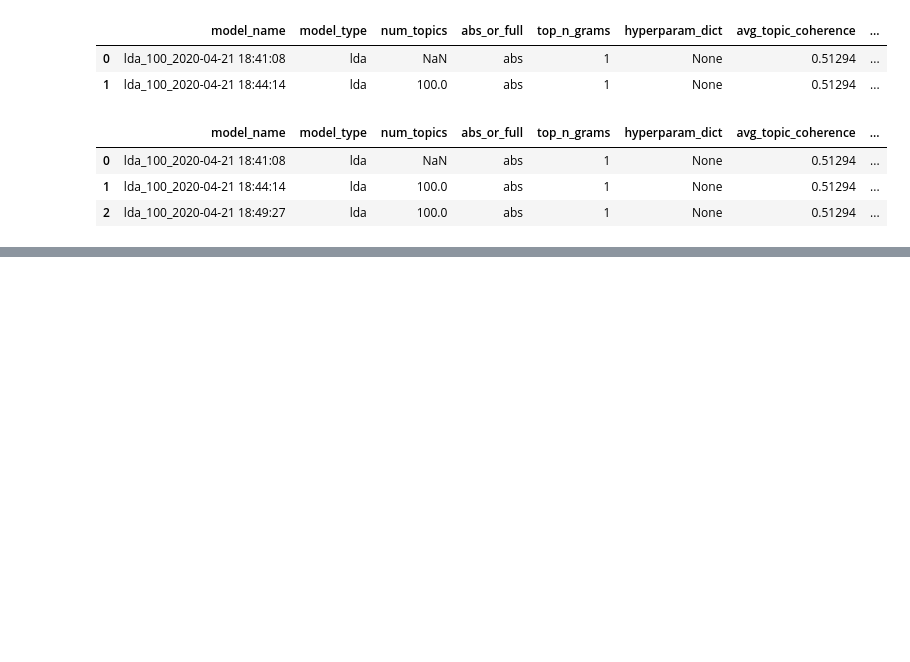
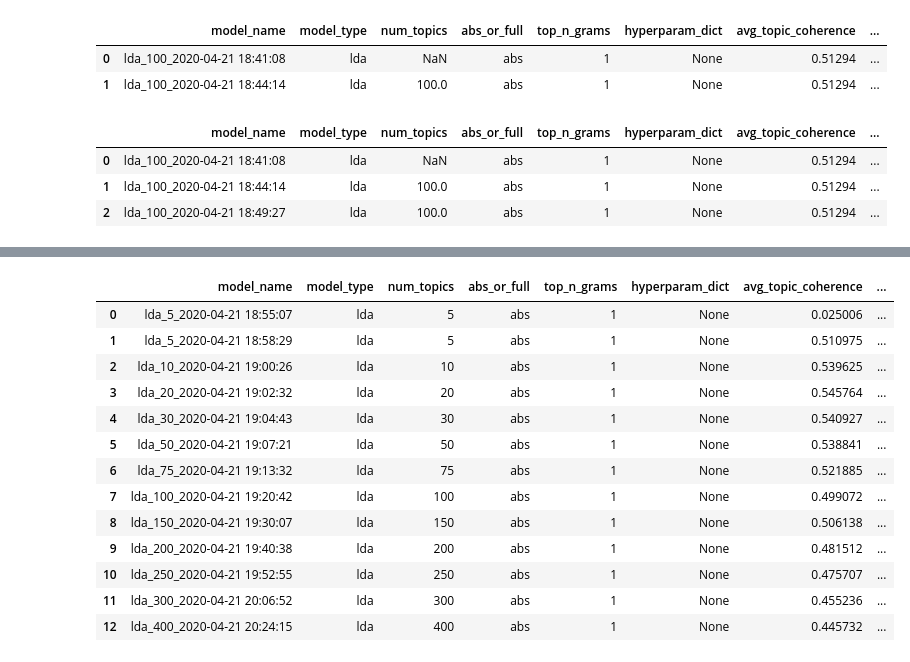
Before and after one commit to kmirijan/ML-COVID-CORD, a Jupyter notebook: Streamline_Modeling.ipynb, the cells around one changed output, grey strips where cells are left out. Cells and saved outputs as stored; diff of their text form; code cells hidden in the pictures; blank space fills up the shorter version.

```diff
--- a/Streamline_Modeling.ipynb
+++ b/Streamline_Modeling.ipynb
@@ -110,0 +137,17 @@ for num_topics in NUM_TOPICS_LIST:
+# %%
+models_df
+# %% [output]
+|  | model_name | model_type | num_topics | abs_or_full | top_n_grams | hyperparam_dict | avg_topic_coherence | ... |
+| 0 | lda_5_2020-04-21 18:55:07 | lda | 5 | abs | 1 | None | 0.025006 | ... |
+| 1 | lda_5_2020-04-21 18:58:29 | lda | 5 | abs | 1 | None | 0.510975 | ... |
+| 2 | lda_10_2020-04-21 19:00:26 | lda | 10 | abs | 1 | None | 0.539625 | ... |
+| 3 | lda_20_2020-04-21 19:02:32 | lda | 20 | abs | 1 | None | 0.545764 | ... |
+| 4 | lda_30_2020-04-21 19:04:43 | lda | 30 | abs | 1 | None | 0.540927 | ... |
+| 5 | lda_50_2020-04-21 19:07:21 | lda | 50 | abs | 1 | None | 0.538841 | ... |
+| 6 | lda_75_2020-04-21 19:13:32 | lda | 75 | abs | 1 | None | 0.521885 | ... |
+| 7 | lda_100_2020-04-21 19:20:42 | lda | 100 | abs | 1 | None | 0.499072 | ... |
+| 8 | lda_150_2020-04-21 19:30:07 | lda | 150 | abs | 1 | None | 0.506138 | ... |
+| 9 | lda_200_2020-04-21 19:40:38 | lda | 200 | abs | 1 | None | 0.481512 | ... |
+| 10 | lda_250_2020-04-21 19:52:55 | lda | 250 | abs | 1 | None | 0.475707 | ... |
+| 11 | lda_300_2020-04-21 20:06:52 | lda | 300 | abs | 1 | None | 0.455236 | ... |
+| 12 | lda_400_2020-04-21 20:24:15 | lda | 400 | abs | 1 | None | 0.445732 | ... |
```
Also changed, not shown: parts of 5 cells of this notebook.
